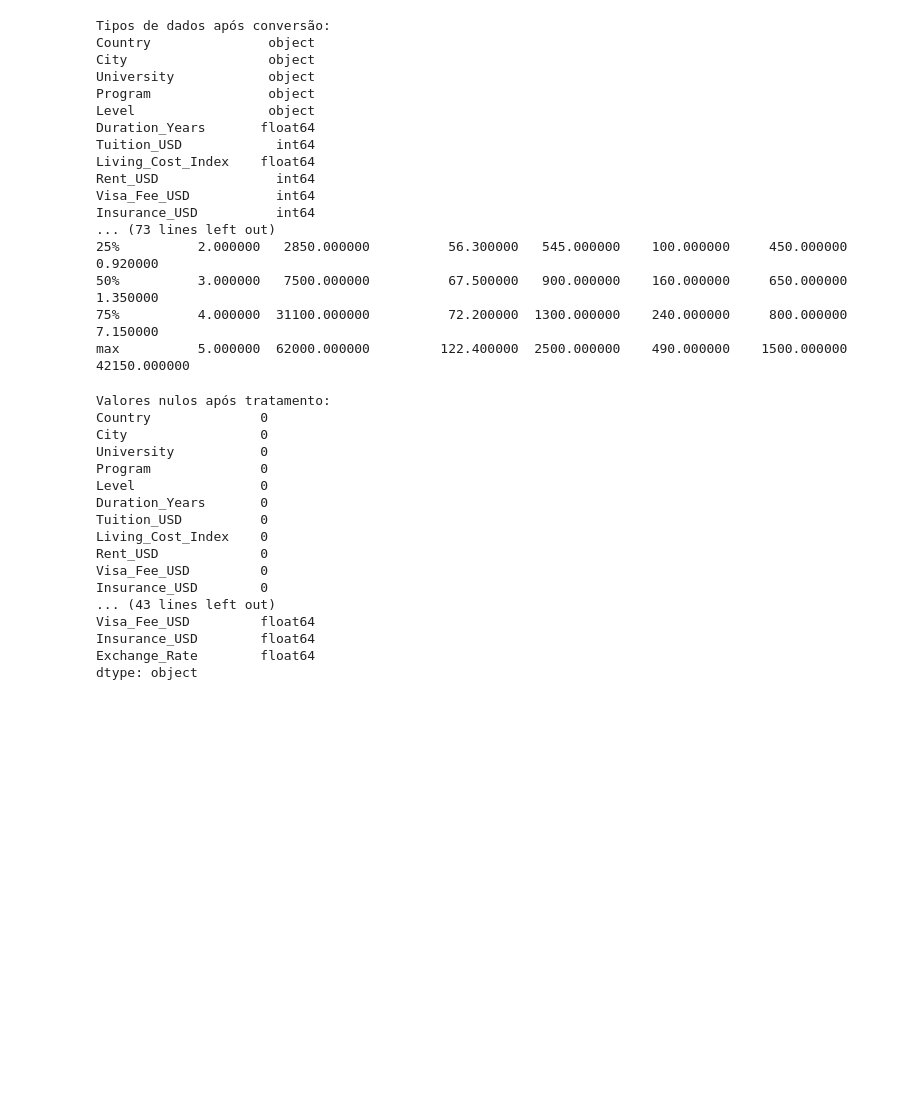
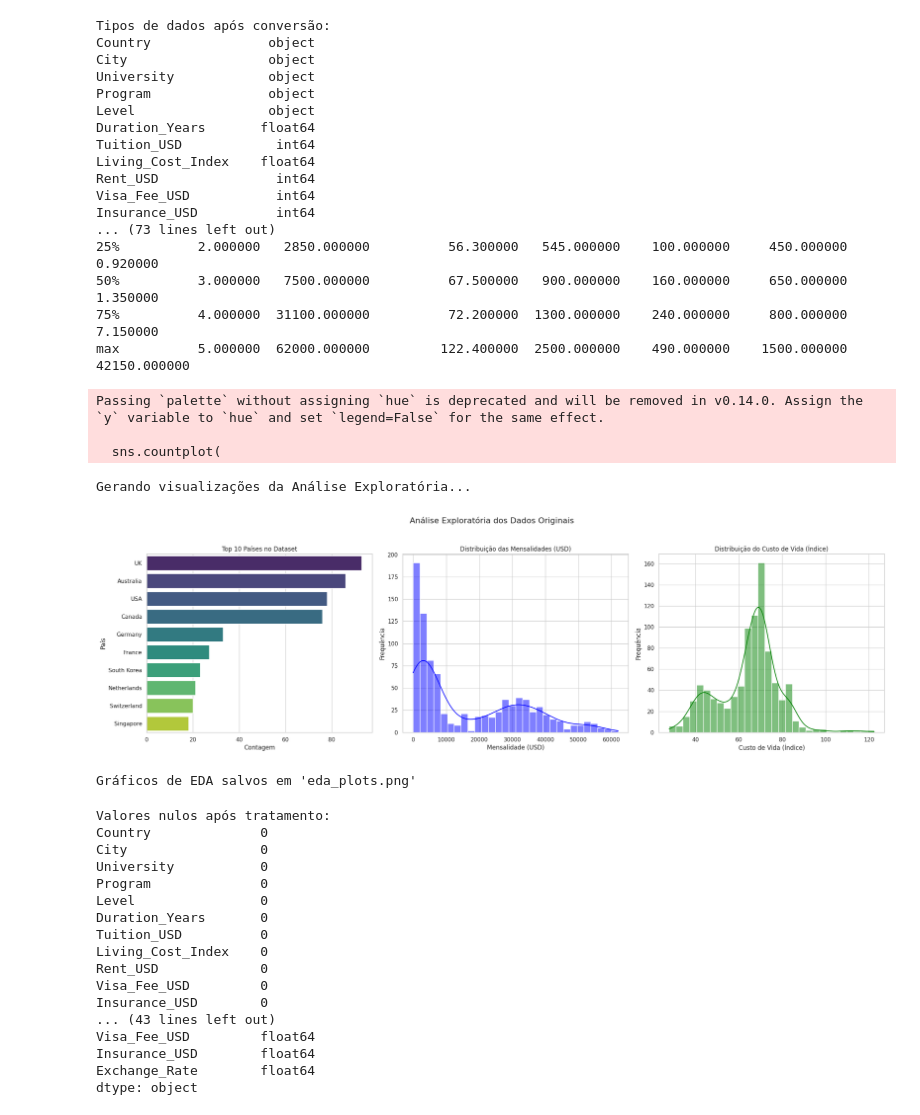
Before and after one commit to JRicLP/Pipeline-ML-ANS, a Jupyter notebook: joao_ricardo_custo_educacional.ipynb, the cells around one changed output. Cells and saved outputs as stored; diff of their text form; code cells hidden in the pictures; blank space fills up the shorter version.

```diff
--- a/joao_ricardo_custo_educacional.ipynb
+++ b/joao_ricardo_custo_educacional.ipynb
@@ -162,6 +162,63 @@ Insurance_USD          int64
 50%          3.000000   7500.000000          67.500000   900.000000    160.000000     650.000000       1.350000
 75%          4.000000  31100.000000          72.200000  1300.000000    240.000000     800.000000       7.150000
 max          5.000000  62000.000000         122.400000  2500.000000    490.000000    1500.000000   42150.000000
+# %%
+#Análise Exploratória (EDA)
+
+print("\nGerando visualizações da Análise Exploratória...")
+
+# Criar uma figura com 3 subplots
+fig, axes = plt.subplots(1, 3, figsize=(22, 7))
+fig.suptitle('Análise Exploratória dos Dados Originais', fontsize=16)
+
+# Gráfico 1: Top 10 Países
+sns.countplot(
+    y=dataset['Country'],
+    ax=axes[0],
+    order=dataset['Country'].value_counts().iloc[:10].index,
+    palette='viridis'
+)
+axes[0].set_title('Top 10 Países no Dataset')
+axes[0].set_xlabel('Contagem')
+axes[0].set_ylabel('País')
+
+# Gráfico 2: Distribuição das Mensalidades (Tuition_USD)
+sns.histplot(
+    dataset['Tuition_USD'],
+    kde=True,
+    ax=axes[1],
+    color='blue',
+    bins=30
+)
+axes[1].set_title('Distribuição das Mensalidades (USD)')
+axes[1].set_xlabel('Mensalidade (USD)')
+axes[1].set_ylabel('Frequência')
+
+# Gráfico 3: Distribuição do Custo de Vida
+sns.histplot(
+    dataset['Living_Cost_Index'],
+    kde=True,
+    ax=axes[2],
+    color='green',
+    bins=30
+)
+axes[2].set_title('Distribuição do Custo de Vida (Índice)')
+axes[2].set_xlabel('Custo de Vida (Índice)')
+axes[2].set_ylabel('Frequência')
+
+plt.tight_layout(rect=[0, 0.03, 1, 0.95])
+plt.savefig('eda_plots.png')
+plt.show()
+plt.close()
+
+print("Gráficos de EDA salvos em 'eda_plots.png'")
+# %% [output]
+Passing `palette` without assigning `hue` is deprecated and will be removed in v0.14.0. Assign the `y` variable to `hue` and set `legend=False` for the same effect.
+
+  sns.countplot(
+Gerando visualizações da Análise Exploratória...
+[figure, added]
+Gráficos de EDA salvos em 'eda_plots.png'
 # %%
 # 2. Pré-processamento dos dados:
 
```
Also changed, not shown: parts of 5 cells of this notebook.
